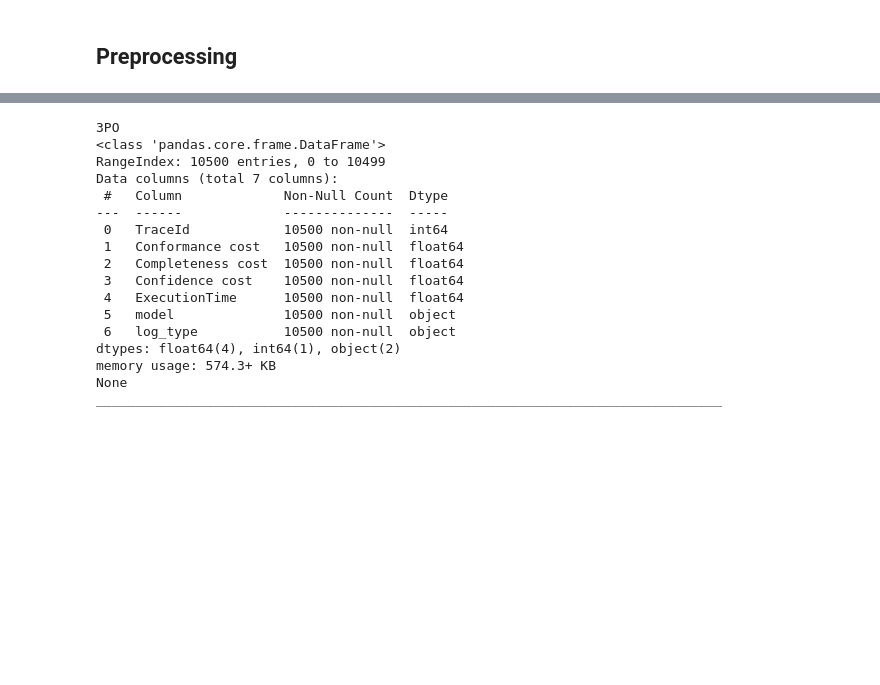
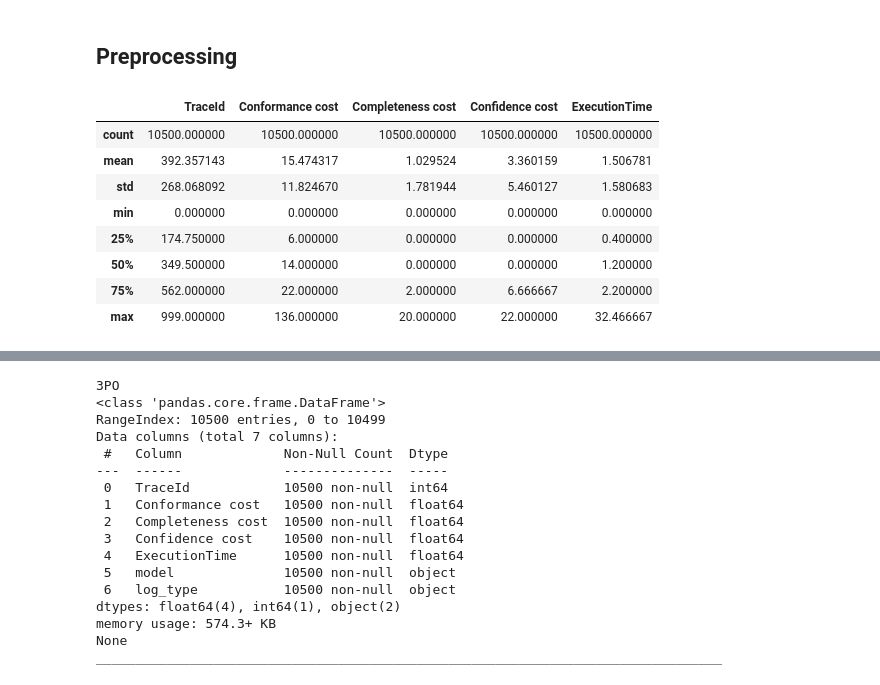
Before and after one commit to MaxTNielsen/ConformanceCheckingUsingTries, a Jupyter notebook: Jupyter/comparative_analysis.ipynb, the cells around one changed output, grey strips where cells are left out. Saved outputs shown, nothing was run; the diff lists cells and outputs as text; code cells hidden in the pictures; blank space fills up the shorter version.

```diff
--- a/Jupyter/comparative_analysis.ipynb
+++ b/Jupyter/comparative_analysis.ipynb
@@ -60,0 +65,12 @@ with io.capture_output() as captured:
+# %%
+C_3PO_df.describe()
+# %% [output]
+|  | TraceId | Conformance cost | Completeness cost | Confidence cost | ExecutionTime |
+| count | 10500.000000 | 10500.000000 | 10500.000000 | 10500.000000 | 10500.000000 |
+| mean | 392.357143 | 15.474317 | 1.029524 | 3.360159 | 1.506781 |
+| std | 268.068092 | 11.824670 | 1.781944 | 5.460127 | 1.580683 |
+| min | 0.000000 | 0.000000 | 0.000000 | 0.000000 | 0.000000 |
+| 25% | 174.750000 | 6.000000 | 0.000000 | 0.000000 | 0.400000 |
+| 50% | 349.500000 | 14.000000 | 0.000000 | 0.000000 | 1.200000 |
+| 75% | 562.000000 | 22.000000 | 2.000000 | 6.666667 | 2.200000 |
+| max | 999.000000 | 136.000000 | 20.000000 | 22.000000 | 32.466667 |
```
Also changed, not shown: parts of 9 cells of this notebook, 3 other files.
